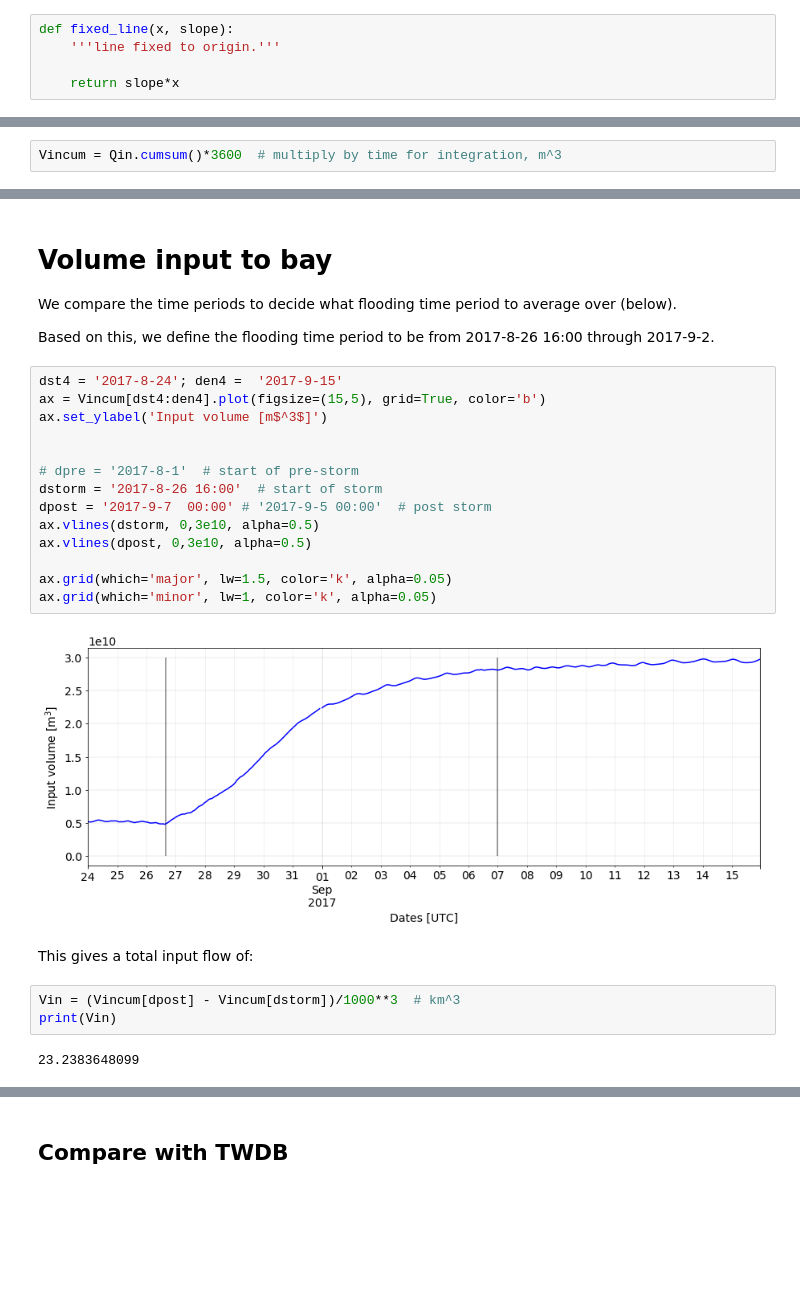
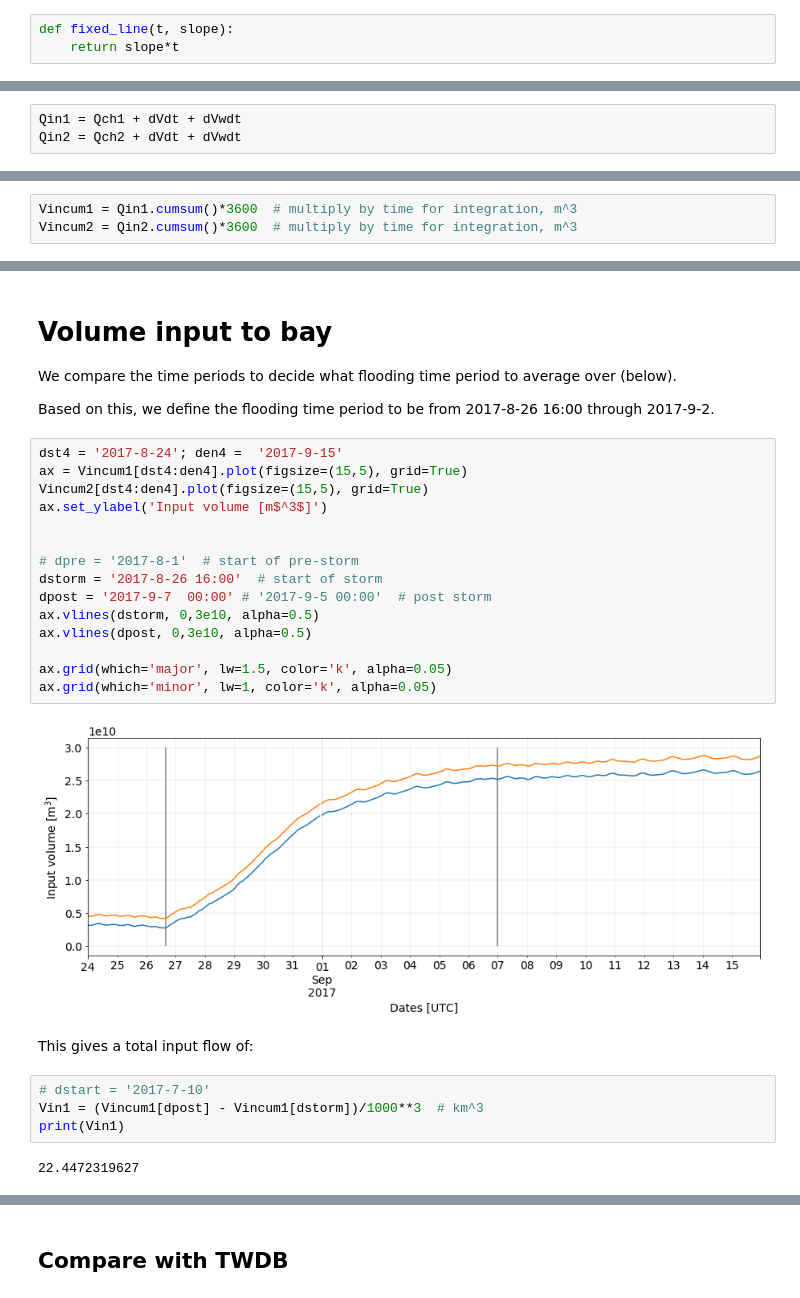
Before and after one commit to kthyng/flood_estimate, a Jupyter notebook: Hurricane Harvey Freshwater Input.ipynb, the cells around one changed output, grey strips where cells are left out. Saved outputs shown, nothing was run; the diff lists cells and outputs as text; blank space fills up the shorter version.

```diff
--- a/Hurricane Harvey Freshwater Input.ipynb
+++ b/Hurricane Harvey Freshwater Input.ipynb
@@ -617,8 +619,6 @@ Salinity conservation (method 1b) gives us a more robust calculation for the cha
 
 We seek a fixed constant to improve the comparison of $U_{ch}$ with Qout1b. So, we use a linear fit between the two functions over the time period before Hurricane Harvey, from July 1 through August 24th.
 # %%
-def fixed_line(x, slope):
-    '''line fixed to origin.'''
-
-    return slope*x
+def fixed_line(t, slope):
+    return slope*t
 # %%
@@ -877,2 +790,5 @@ ax = Qch1b.rolling(window=72, min_periods=10, center=True).mean()['2017-7-1':'20
+# %%
+Qin1 = Qch1 + dVdt + dVwdt
+Qin2 = Qch2 + dVdt + dVwdt
 # %% [markdown]
 The influx of water looks reasonable during the storm, as seen in the figure below.
@@ -903,6 +797,7 @@ plt.ylim(-2000,4000)
 
 Use cumulative sums to examine inflow since signal is wiggly.
 # %%
-Vincum = Qin.cumsum()*3600  # multiply by time for integration, m^3
+Vincum1 = Qin1.cumsum()*3600  # multiply by time for integration, m^3
+Vincum2 = Qin2.cumsum()*3600  # multiply by time for integration, m^3
 # %%
 dst3 = '2017-7-1'; den3 =  '2017-9-30'
@@ -981,24 +875,26 @@ We compare the time periods to decide what flooding time period to average over
 Based on this, we define the flooding time period to be from 2017-8-26 16:00 through 2017-9-2.
 # %%
 dst4 = '2017-8-24'; den4 =  '2017-9-15'
-ax = Vincum[dst4:den4].plot(figsize=(15,5), grid=True, color='b')
+ax = Vincum1[dst4:den4].plot(figsize=(15,5), grid=True)
+Vincum2[dst4:den4].plot(figsize=(15,5), grid=True)
 ax.set_ylabel('Input volume [m$^3$]')
 
 
 # dpre = '2017-8-1'  # start of pre-storm
 dstorm = '2017-8-26 16:00'  # start of storm
 dpost = '2017-9-7  00:00' # '2017-9-5 00:00'  # post storm
 ax.vlines(dstorm, 0,3e10, alpha=0.5)
 ax.vlines(dpost, 0,3e10, alpha=0.5)
 
 ax.grid(which='major', lw=1.5, color='k', alpha=0.05)
 ax.grid(which='minor', lw=1, color='k', alpha=0.05)
 # %% [output]
-[figure, old version]
+[figure, new version]
 # %% [markdown]
 This gives a total input flow of:
 # %%
-Vin = (Vincum[dpost] - Vincum[dstorm])/1000**3  # km^3
-print(Vin)
+# dstart = '2017-7-10'
+Vin1 = (Vincum1[dpost] - Vincum1[dstorm])/1000**3  # km^3
+print(Vin1)
 # %% [output]
-23.2383648099
+22.4472319627
```
Also changed, not shown: parts of 30 cells of this notebook, 4 other files.
